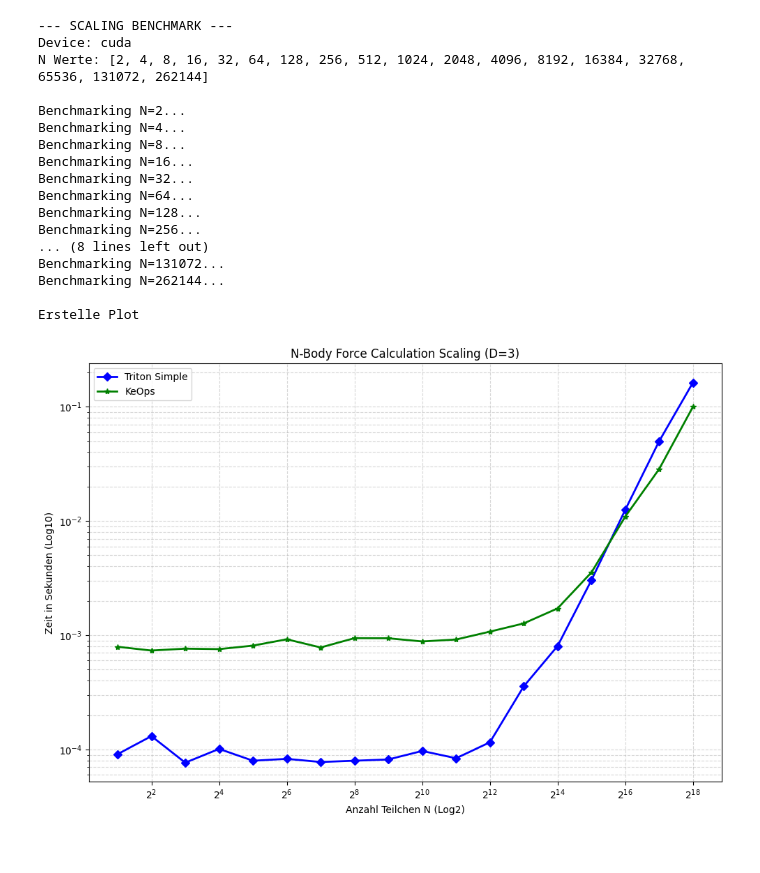
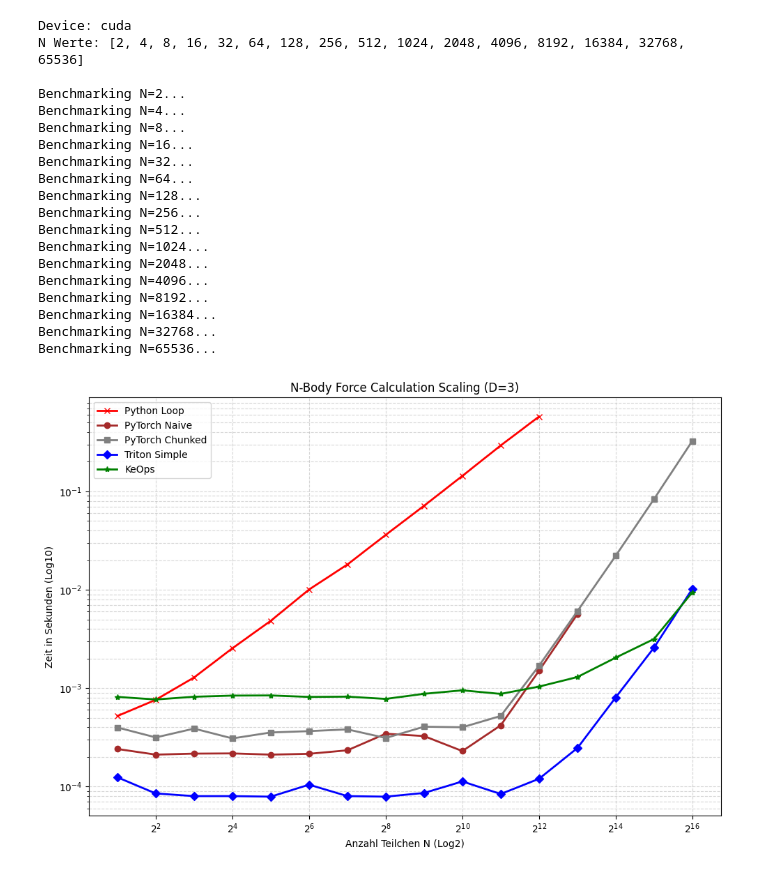
Before and after one commit to christpaul94/MD1912, a Jupyter notebook: MolecularDynamics/nbody_force_test.ipynb, the cells around one changed output. Saved outputs shown, nothing was run; the diff lists cells and outputs as text; code cells hidden in the pictures.

```diff
--- a/MolecularDynamics/nbody_force_test.ipynb
+++ b/MolecularDynamics/nbody_force_test.ipynb
@@ -51,8 +51,7 @@ import matplotlib.pyplot as plt
 import gc
 import numpy as np
 
-# Import deiner Funktionen
-# (Stelle sicher, dass der Pfad korrekt ist, sonst nimm "nbody_force_kernels" ohne den Ordner davor)
+# Import
 from TrappedAtomsSimulation.nbody_force_kernels import (
     loop_DxN,
     naive_DxN,
@@ -68,21 +67,20 @@ D = 3
 r0 = 1.0
 c = 1.0
 
-# Wir testen N von 2^10 (1024) bis 2^18 (262.144)
-# Pass die Liste an, falls du noch höher gehen willst (z.B. bis 2^20 für KeOps Stress-Test)
-N_list = [2**x for x in range(1, 19)]
+
+N_list = [2**x for x in range(1, 17)]
 
 # --- ALGORITHMEN ---
 algos = [
     # (Name, Funktion, Farbe, Marker)
-    #("Python Loop",     loop_DxN,            "red",    "x"),
-    #("PyTorch Naive",   naive_DxN,           "brown",  "o"),
-    #("PyTorch Chunked", pytorch_chunked_DxN, "gray",   "s"),
+    ("Python Loop",     loop_DxN,            "red",    "x"),
+    ("PyTorch Naive",   naive_DxN,           "brown",  "o"),
+    ("PyTorch Chunked", pytorch_chunked_DxN, "gray",   "s"),
     ("Triton Simple",   triton_simple_DxN,   "blue",   "D"),
     ("KeOps",           keops_DxN,           "green",  "*"),
 ]
 
-print(f"--- SCALING BENCHMARK ---")
+
 print(f"Device: {device}")
 print(f"N Werte: {N_list}\n")
 
@@ -92,26 +90,21 @@ results = []
 for N in N_list:
     print(f"Benchmarking N={N}...")
 
-    # Daten generieren (jedes Mal neu, um Speicherfragmentierung zu minimieren)
-    try:
-        q = torch.randn(D, N, device=device, dtype=torch.float32)
-    except RuntimeError:
-        print(f"  -> OOM beim Erstellen von q für N={N}!")
-        break
+    q = torch.randn(D, N, device=device, dtype=torch.float32)
+
 
     for name, func, color, marker in algos:
-        # 1. SKIP LOGIK (Damit wir nicht ewig warten oder crashen)
+# skip some
         if "Loop" in name and N > 4096:
-            continue # Loop ist O(N^2) in Python -> zu langsam
+            continue
         if "Naive" in name and N > 8192:
-            continue # Naive braucht O(N^2) Speicher -> OOM Gefahr
+            continue
 
         # Garbage Collection
         gc.collect(); torch.cuda.empty_cache(); torch.cuda.synchronize()
 
-        # Chunk Wahl
+        # Chunk
         if "Chunked" in name:
-            # Bei sehr großem N muss der Chunk kleiner werden oder konstant bleiben
             c_size = 2**10
         else:
             c_size = None
@@ -123,7 +116,6 @@ for N in N_list:
         runs = 1 #if ("Loop" in name or "Naive" in name) else 5
 
         try:
-            # Warmup (nur 1x)
             func(q, r0, c, chunk=c_size)
             torch.cuda.synchronize()
 
@@ -143,11 +135,10 @@ for N in N_list:
                 "Color": color,
                 "Marker": marker
             })
-            # Kurzes Feedback in der Konsole
-            # print(f"  -> {name}: {t_sec:.5f}s")
+
 
         except RuntimeError as e:
-            print(f"  -> {name}: OOM (Out of Memory)")
+            print(f"  -> {name}: Out of Memory)")
             torch.cuda.empty_cache()
         except Exception as e:
             print(f"  -> {name}: Fehler {e}")
@@ -156,7 +147,7 @@ for N in N_list:
     del q
 
 # --- PLOTTING ---
-print("\nErstelle Plot ")
+
 df = pd.DataFrame(results)
 
 plt.figure(figsize=(10, 7))
@@ -164,38 +155,40 @@ plt.figure(figsize=(10, 7))
 for name in df["Algo"].unique():
     subset = df[df["Algo"] == name]
     color = subset.iloc[0]["Color"]
     marker = subset.iloc[0]["Marker"]
 
     plt.plot(subset["N"], subset["Time"], label=name, color=color, marker=marker, linewidth=2)
 
 plt.xscale('log', base=2)
 plt.yscale('log', base=10)
 
 plt.xlabel("Anzahl Teilchen N (Log2)")
 plt.ylabel("Zeit in Sekunden (Log10)")
 plt.title(f"N-Body Force Calculation Scaling (D={D})")
 plt.legend()
 plt.grid(True, which="both", ls="--", alpha=0.5)
 
 
 plt.tight_layout()
 plt.show()
 # %% [output]
---- SCALING BENCHMARK ---
 Device: cuda
-N Werte: [2, 4, 8, 16, 32, 64, 128, 256, 512, 1024, 2048, 4096, 8192, 16384, 32768, 65536, 131072, 262144]
+N Werte: [2, 4, 8, 16, 32, 64, 128, 256, 512, 1024, 2048, 4096, 8192, 16384, 32768, 65536]
 
 Benchmarking N=2...
 Benchmarking N=4...
 Benchmarking N=8...
 Benchmarking N=16...
 Benchmarking N=32...
 Benchmarking N=64...
 Benchmarking N=128...
 Benchmarking N=256...
-... (8 lines left out)
-Benchmarking N=131072...
-Benchmarking N=262144...
-
-Erstelle Plot
+Benchmarking N=512...
+Benchmarking N=1024...
+Benchmarking N=2048...
+Benchmarking N=4096...
+Benchmarking N=8192...
+Benchmarking N=16384...
+Benchmarking N=32768...
+Benchmarking N=65536...
-[figure, old version]
+[figure, new version]
```
